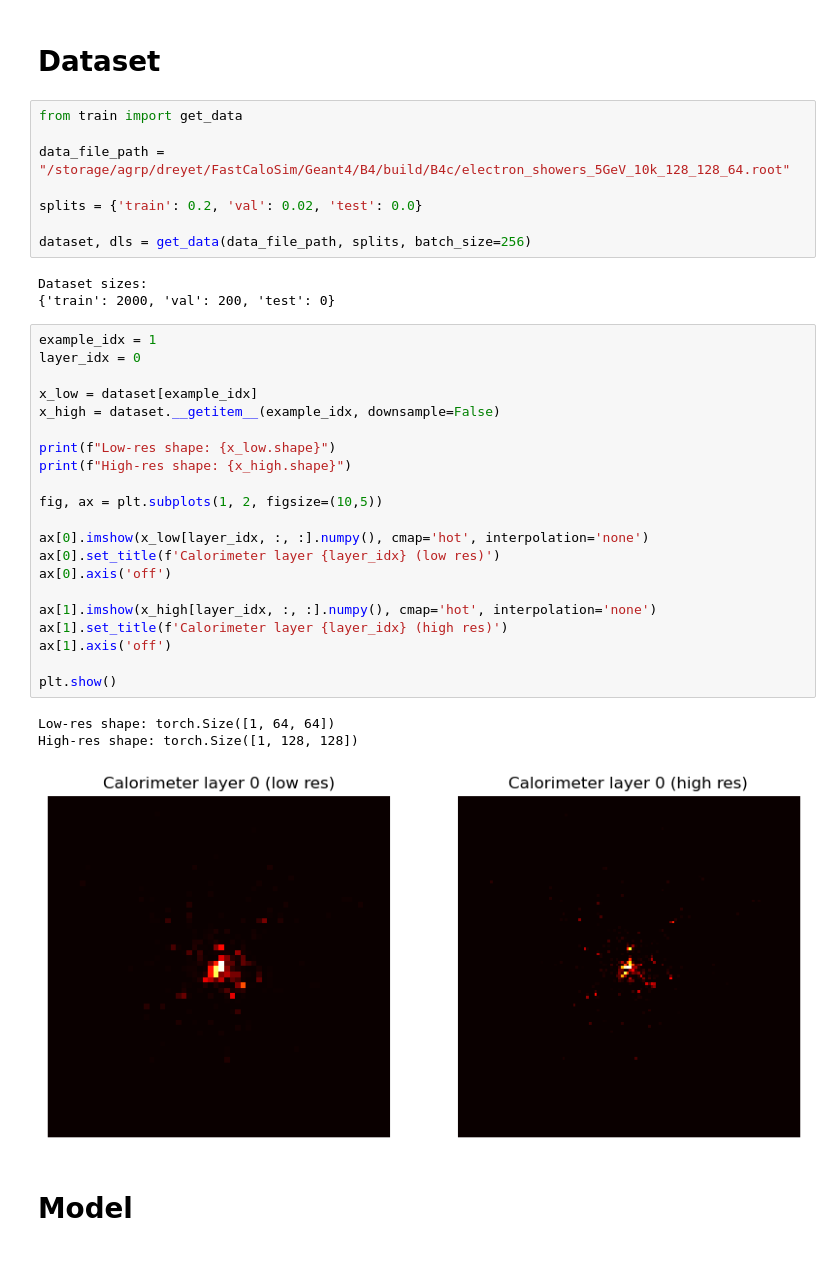
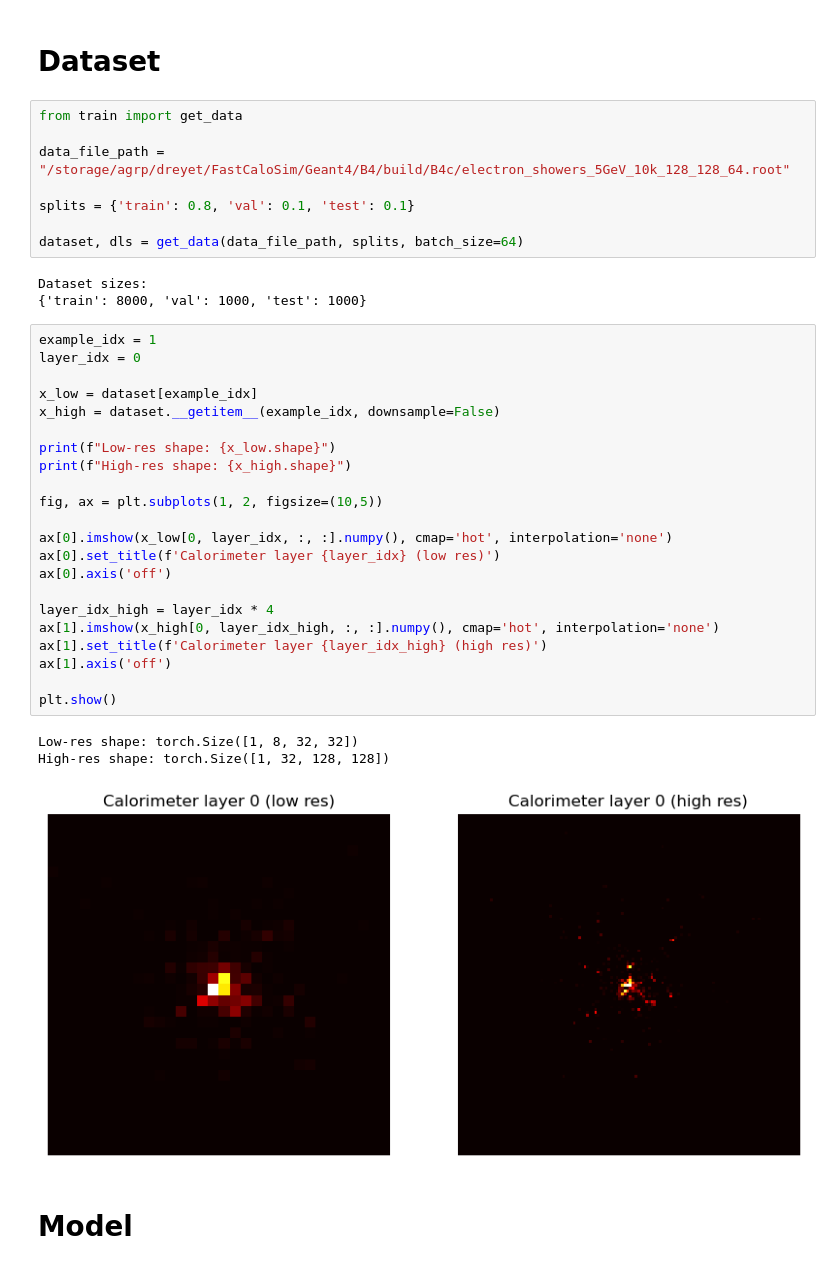
Before and after one commit to etiennedreyer/SPL_OFM, a Jupyter notebook: prior_learning/OFM_GRF_calorimeter.ipynb, the cells around one changed output. Cells and saved outputs as stored; diff of their text form.

```diff
--- a/prior_learning/OFM_GRF_calorimeter.ipynb
+++ b/prior_learning/OFM_GRF_calorimeter.ipynb
@@ -14,37 +17,38 @@ from train import get_data
 
 data_file_path = "/storage/agrp/dreyet/FastCaloSim/Geant4/B4/build/B4c/electron_showers_5GeV_10k_128_128_64.root"
 
-splits = {'train': 0.2, 'val': 0.02, 'test': 0.0}
+splits = {'train': 0.8, 'val': 0.1, 'test': 0.1}
 
-dataset, dls = get_data(data_file_path, splits, batch_size=256)
+dataset, dls = get_data(data_file_path, splits, batch_size=64)
 # %% [output]
 Dataset sizes:
-{'train': 2000, 'val': 200, 'test': 0}
+{'train': 8000, 'val': 1000, 'test': 1000}
 # %%
 example_idx = 1
 layer_idx = 0
 
 x_low = dataset[example_idx]
 x_high = dataset.__getitem__(example_idx, downsample=False)
 
 print(f"Low-res shape: {x_low.shape}")
 print(f"High-res shape: {x_high.shape}")
 
 fig, ax = plt.subplots(1, 2, figsize=(10,5))
 
-ax[0].imshow(x_low[layer_idx, :, :].numpy(), cmap='hot', interpolation='none')
+ax[0].imshow(x_low[0, layer_idx, :, :].numpy(), cmap='hot', interpolation='none')
 ax[0].set_title(f'Calorimeter layer {layer_idx} (low res)')
 ax[0].axis('off')
 
-ax[1].imshow(x_high[layer_idx, :, :].numpy(), cmap='hot', interpolation='none')
-ax[1].set_title(f'Calorimeter layer {layer_idx} (high res)')
+layer_idx_high = layer_idx * 4
+ax[1].imshow(x_high[0, layer_idx_high, :, :].numpy(), cmap='hot', interpolation='none')
+ax[1].set_title(f'Calorimeter layer {layer_idx_high} (high res)')
 ax[1].axis('off')
 
 plt.show()
 # %% [output]
-Low-res shape: torch.Size([1, 64, 64])
-High-res shape: torch.Size([1, 128, 128])
+Low-res shape: torch.Size([1, 8, 32, 32])
+High-res shape: torch.Size([1, 32, 128, 128])
-[figure, old version]
+[figure, new version]
 # %% [markdown]
 # Model
 # %%
```
Also changed, not shown: parts of 14 cells of this notebook, 3 other files.
